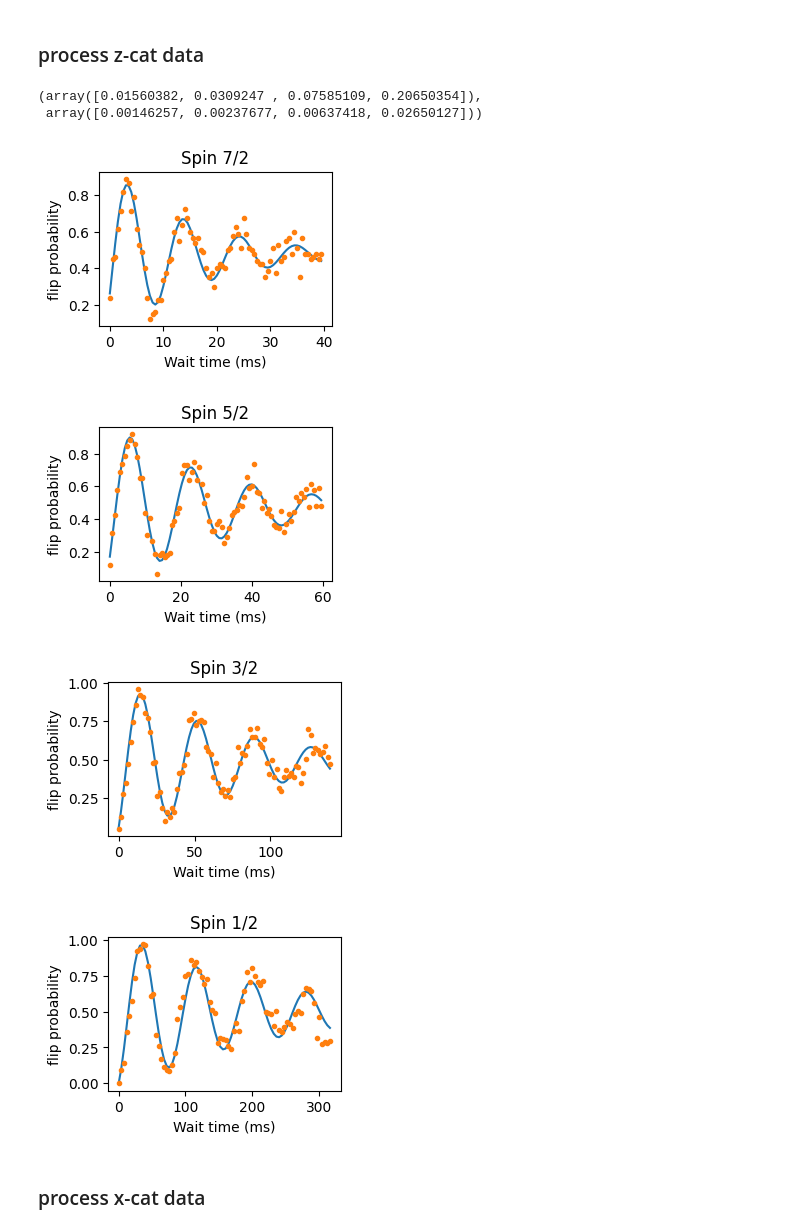
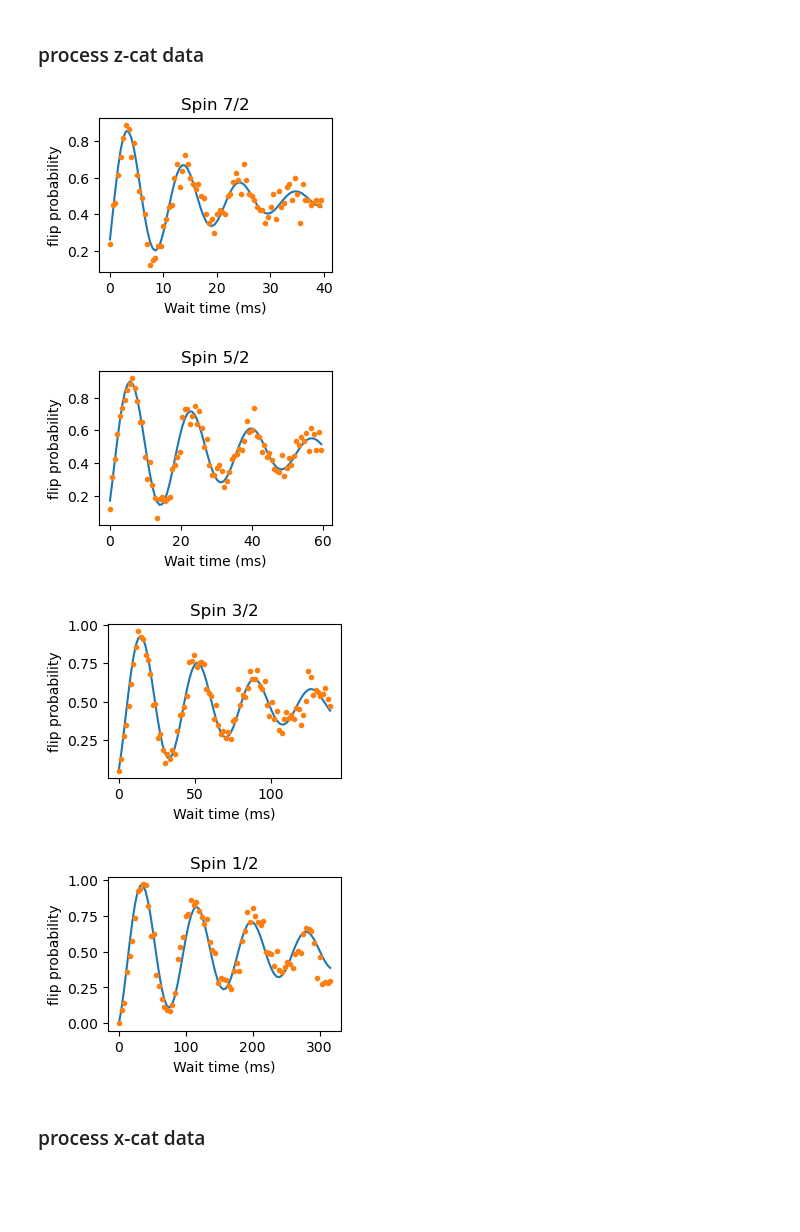
Before and after one commit to arjenvaartjes/Psyduck, a Jupyter notebook: noise model/sb_dephasing_model_fit.ipynb, the cells around one changed output. Drawn from its saved outputs; the diff is of its cells as text; code cells hidden in the pictures; blank space fills up the shorter version.

```diff
--- a/noise model/qudit_dephasing_qutip_model_fit.ipynb
+++ b/noise model/sb_dephasing_model_fit.ipynb
@@ -157,5 +160,3 @@ NMR_transition_labels = [
 # %%
-qc.set_data_root_folder(r"C:\Users\Arjen Vaartjes\UNSW\Scarlett - General\data") # file location
-data_T2 = qc.load_data(r'2024-01-01\#005_ionized-nmr-ramsey_20-26-23')
-
-#if qc.load_data() doesn't work, try qc.legacy_import(). load_data is a depricated function in newer versions of QCodes
+base_folder = r"C:\Users\z5380600\UNSW\Scarlett - General\data/"
+data_T2 = load_data(base_folder + r'2024-01-01\#005_ionized-nmr-ramsey_20-26-23')
@@ -174,5 +173,5 @@ NMR_transitions = {
 
 T2_dict = {}
 
-tau = data_T2["Wait_Time_0_0_0"][0][0]
+tau = data_T2.Wait_Time_0_0_0[0][0]
 # %%
@@ -223,5 +210,5 @@ def generate_T2_data(exponents, plot=False):
 
     return T2s, T2s_err
 # %%
-generate_T2_data(np.repeat(1.4, 7), plot=True)
+T2s, T2s_err = fit_two_level_ramseys(exponents=np.repeat(1.4, 7), plot=True)
 # %% [output]
@@ -239,10 +222,10 @@ generate_T2_data(np.repeat(1.4, 7), plot=True)
 # %% [markdown]
 ### process z-cat data
 # %%
-data_z_cat_lifetime_7 = qc.load_data(r'2023-12-29\#012_ionized-cat-coherence-generalized-ramsey_17-49-09') # 7/2 -7/2 inside
-data_z_cat_lifetime_5 = qc.load_data(r'2023-12-31\#009_ionized-cat-coherence-generalized-ramsey_13-46-19') # 5/2 -5/2 inside
-data_z_cat_lifetime_3 = qc.load_data(r'2023-12-31\#008_ionized-cat-coherence-generalized-ramsey_11-25-47') # 3/2 -3/2 inside
-data_z_cat_lifetime_1 = qc.load_data(r'2023-12-31\#015_ionized-cat-coherence-generalized-ramsey_18-59-39') # 1/2 -1/2 inside
+data_z_cat_lifetime_7 = load_data(base_folder + r'2023-12-29\#012_ionized-cat-coherence-generalized-ramsey_17-49-09') # 7/2 -7/2 inside
+data_z_cat_lifetime_5 = load_data(base_folder + r'2023-12-31\#009_ionized-cat-coherence-generalized-ramsey_13-46-19') # 5/2 -5/2 inside
+data_z_cat_lifetime_3 = load_data(base_folder + r'2023-12-31\#008_ionized-cat-coherence-generalized-ramsey_11-25-47') # 3/2 -3/2 inside
+data_z_cat_lifetime_1 = load_data(base_folder + r'2023-12-31\#015_ionized-cat-coherence-generalized-ramsey_18-59-39') # 1/2 -1/2 inside
 
 data_z_cat = [data_z_cat_lifetime_7, data_z_cat_lifetime_5, data_z_cat_lifetime_3, data_z_cat_lifetime_1]
 
@@ -257,23 +240,23 @@ filter_outside_subspace = True
 lifetimes = []
 for data_index in range(len(data_z_cat)):
     data = data_z_cat[data_index]
-    num_esr_lines = len(data["ESR_up_proportions_0_0_0_0_0_0"][0][0][0])
-    state_probabilities = np.zeros((len(data['Wait_Time_0_0_0'][0][0]),
-                                    len(data["ESR_up_proportions_0_0_0_0_0_0"][0][0][0])))
+    num_esr_lines = len(data.ESR_up_proportions_0_0_0_0_0_0[0][0][0])
+    state_probabilities = np.zeros((len(data.Wait_Time_0_0_0[0][0]),
+                                    len(data.ESR_up_proportions_0_0_0_0_0_0[0][0][0])))
     state_probabilities_std = np.zeros(np.shape(state_probabilities))
 
-    exp_values_Iz =  np.zeros((len(data['Wait_Time_0_0_0'][0][0])))
+    exp_values_Iz =  np.zeros((len(data.Wait_Time_0_0_0[0][0])))
     exp_values_Iz_std = np.zeros(np.shape(exp_values_Iz))
 
-    num_reps = len(data['ESR_up_proportions_0_0_0_0_0_0'][0] )
+    num_reps = len(data.ESR_up_proportions_0_0_0_0_0_0[0] )
 
-    num_samples = len(data["ESR_up_proportions_0_0_0_0_0_0"][0][0][0][0])
+    num_samples = len(data.ESR_up_proportions_0_0_0_0_0_0[0][0][0][0])
     Iz = qt.jmat(7/2, "z")
-    Iz_diagonal = np.real(np.diag(Iz))
+    Iz_diagonal = np.real(np.diag(Iz.full()))
 
-    for i in range(len(data['Wait_Time_0_0_0'][0][0])):
-        state_list_k = np.concatenate( [np.argmax(data['ESR_up_proportions_0_0_0_0_0_0'][0][j][i], axis = 0)\
-                              for j in range(len(data['ESR_up_proportions_0_0_0_0_0_0'][0]))])
+    for i in range(len(data.Wait_Time_0_0_0[0][0])):
+        state_list_k = np.concatenate( [np.argmax(data.ESR_up_proportions_0_0_0_0_0_0[0][j][i], axis = 0)\
+                              for j in range(len(data.ESR_up_proportions_0_0_0_0_0_0[0]))])
         state_list_k_filtered = [n for n in state_list_k if (n<=(num_esr_lines-data_index-1) and  n>=(data_index))]
         if filter_outside_subspace == True:
 #             if (len(state_list_k) != len(state_list_k_filtered)): print("Data Filtered")
@@ -289,10 +272,10 @@ for data_index in range(len(data_z_cat)):
     lifetimes.append({
         "State Probabilities" : state_probabilities,
         "State Probabilities Error" : state_probabilities_std,
-        "Wait time" : data['Wait_Time_0_0_0'][0][0],
+        "Wait time" : data.Wait_Time_0_0_0[0][0],
         "I_z" : exp_values_Iz,
         "I_z Error": exp_values_Iz_std,
-        "Artificial Detuning": data["Artificial_Detuning_1"][0]
+        "Artificial Detuning": data.Artificial_Detuning_1[0]
     }
     )
 # %%
@@ -342,14 +314,12 @@ def generate_T2_z(exponents, plot=False):
 
     return T2s, T2s_err
 # %%
-generate_T2_z([1,1,1,1], plot=True)
+T2s_zcat, T2s_zcat_err = fit_z_cat_ramseys([1,1,1,1], plot=True)
 # %% [output]
-(array([0.01560382, 0.0309247 , 0.07585109, 0.20650354]),
- array([0.00146257, 0.00237677, 0.00637418, 0.02650127]))
-[figure, old version]
+[figure, new version]
-[figure, old version]
+[figure, new version]
-[figure, old version]
+[figure, new version]
-[figure, old version]
+[figure, new version]
 # %% [markdown]
 ### process x-cat data
 # %%
```
Also changed, not shown: parts of 16 cells of this notebook, 2 other files.
